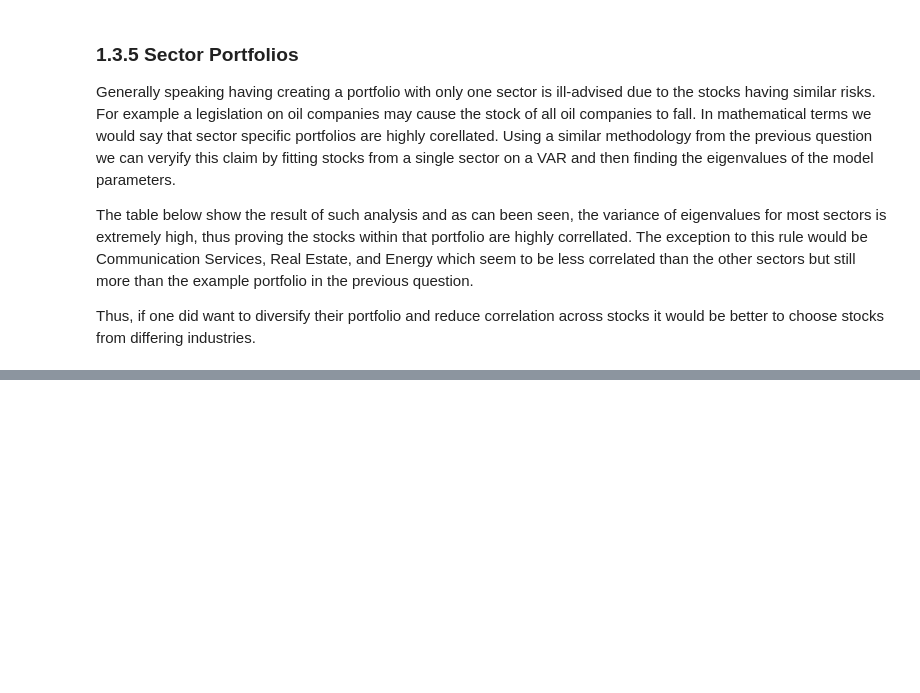
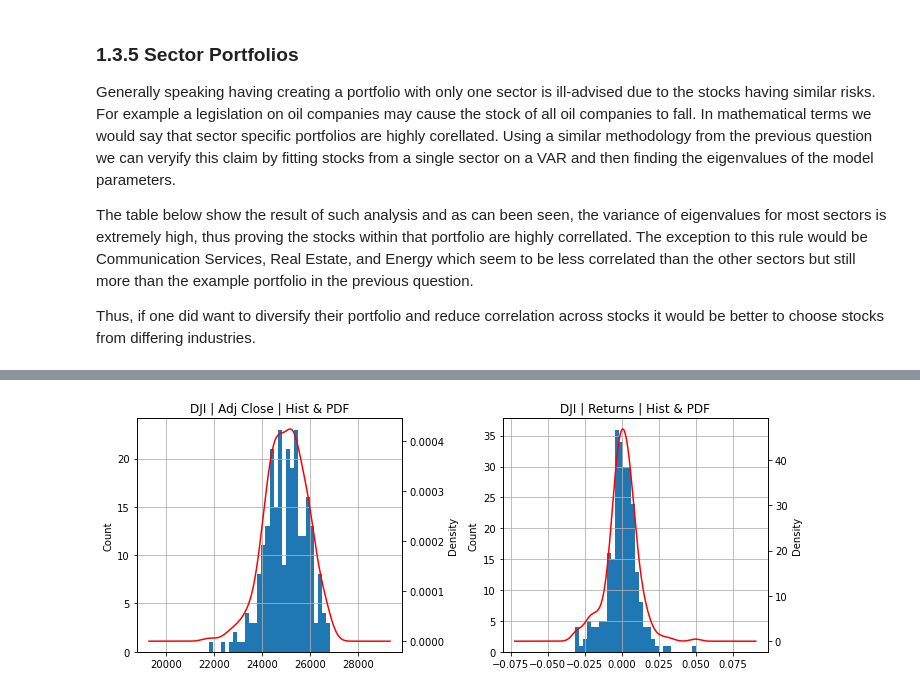
Before and after one commit to NGovani/SPMLF-2021, a Jupyter notebook: SPMLF.ipynb, the cells around one changed output, grey strips where cells are left out. Cells and saved outputs as stored; diff of their text form; code cells hidden in the pictures; blank space fills up the shorter version.

```diff
--- a/SPMLF.ipynb
+++ b/SPMLF.ipynb
@@ -372,0 +601,16 @@ eigArray
+# %%
+fig, axes = plt.subplots(1,2)
+
+fig.set_figwidth(10)
+DJI_df['Adj Close'].hist(ax=axes[0], bins=30)
+DJI_df['Adj Close'].plot.kde(ax=axes[0].twinx(), color='r')
+axes[0].set_ylabel("Count")
+axes[0].set_title('DJI | Adj Close | Hist & PDF')
+
+DJI_df['Returns'].hist(ax=axes[1], bins=30)
+DJI_df['Returns'].plot.kde(ax=axes[1].twinx(), color='r')
+axes[1].set_ylabel("Count")
+axes[1].set_title('DJI | Returns | Hist & PDF')
+fig.tight_layout()
+# %% [output]
+[figure, added]
```
Also changed, not shown: parts of 62 cells of this notebook.
